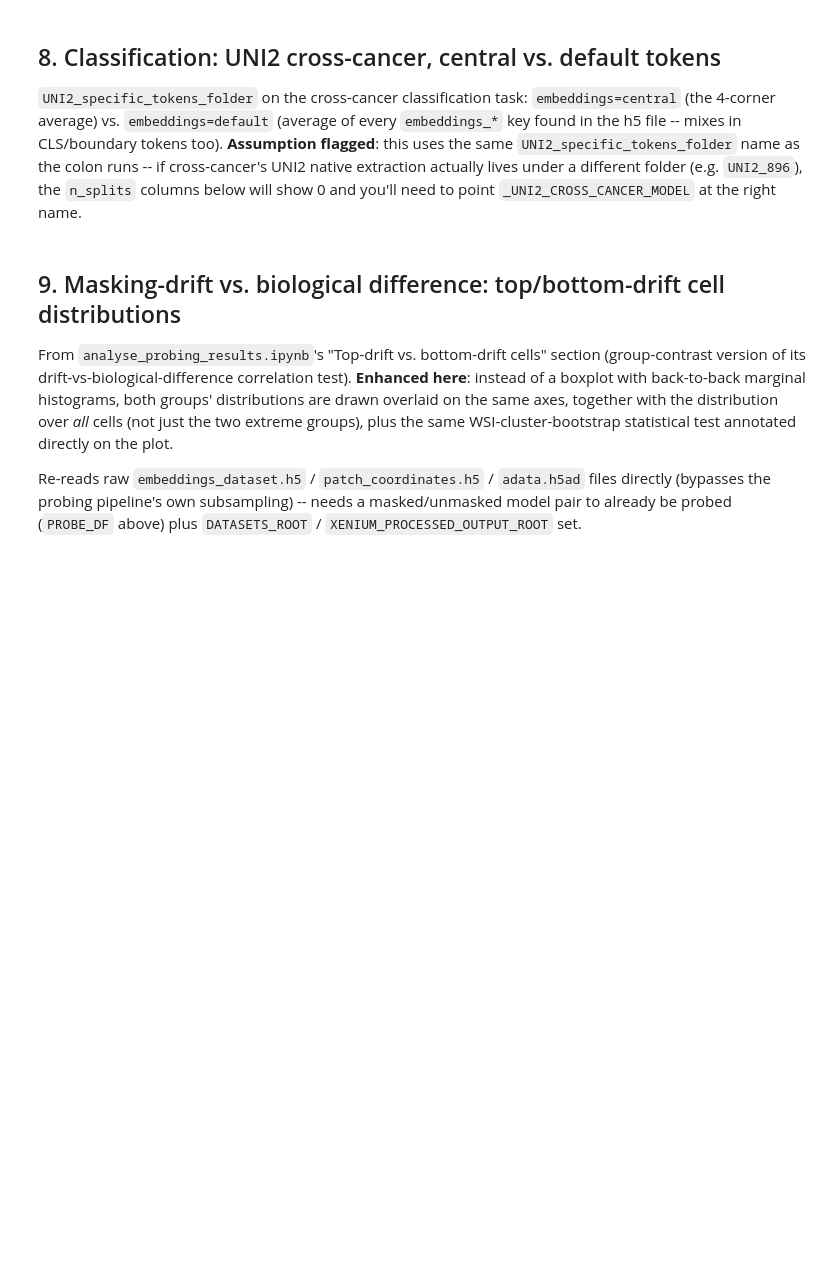
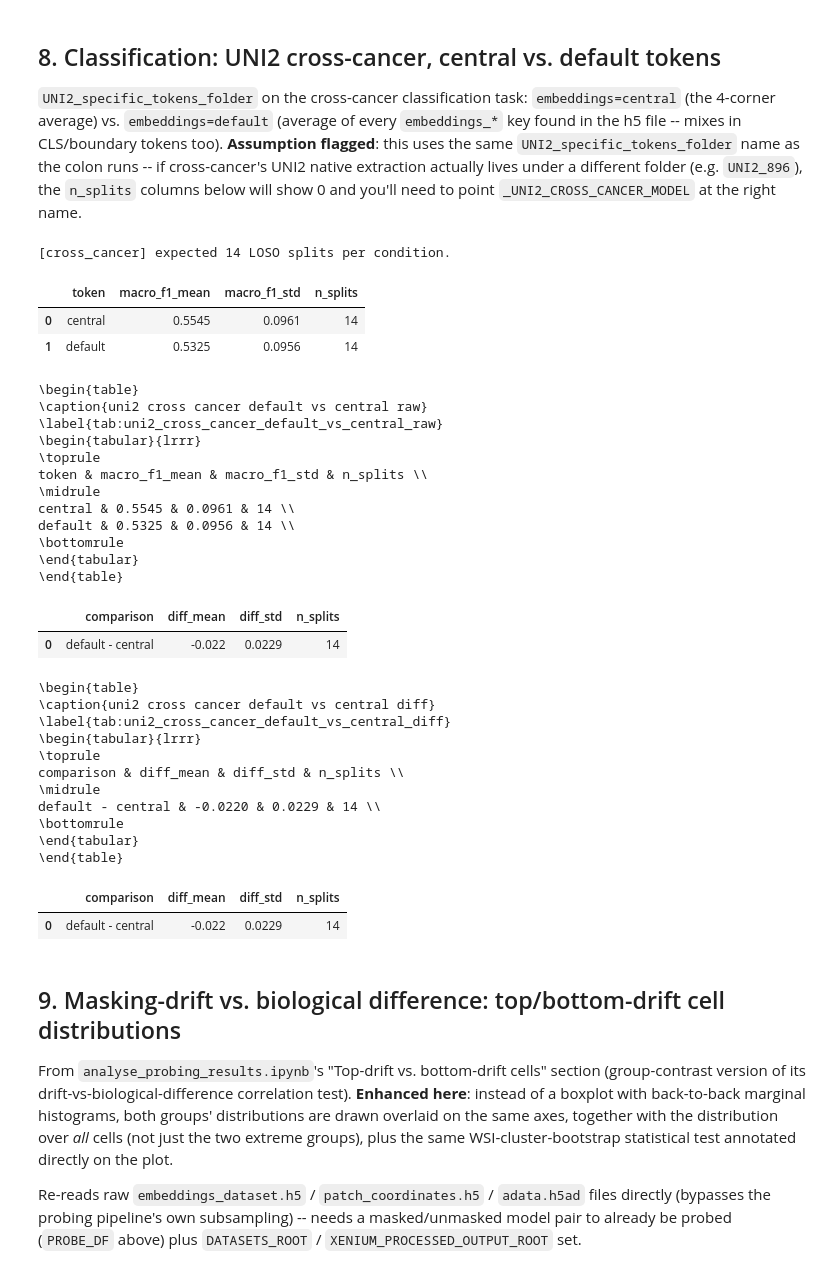
Before and after one commit to Aurelien-Cormoreche/sc-central-tokens-code, a Jupyter notebook: notebooks/figure_for_paper.ipynb, the cells around one changed output. Drawn from its saved outputs; the diff is of its cells as text; code cells hidden in the pictures; blank space fills up the shorter version.

```diff
--- a/notebooks/figure_for_paper.ipynb
+++ b/notebooks/figure_for_paper.ipynb
@@ -135,8 +137,8 @@ EXPECTED_SPLITS_DEEPSPOT_COLON = 4                   # configs/deepspot_train_co
 
 # Per your instruction: always use the "raw" correction_name (not Base/rpca/scanorama).
 CORRECTION_NAME = "raw"
-MAPPING = None    # e.g. "simplified_broad" -- force one value if a root mixes several; None = auto-detect
-MATCHING = None   # e.g. "all_cells" -- ditto
+MAPPING = "simplified_broad"    # e.g. "simplified_broad" -- force one value if a root mixes several; None = auto-detect
+MATCHING = 'all_cells'   # e.g. "all_cells" -- ditto
 
 # ── tokens ("embeddings" path segment) ──────────────────────────────────────
 def embeddings_segment(keys: list[str]) -> str:
@@ -207,7 +209,7 @@ UNI2_RESIZE_SWEEP: dict[int, str] = {
     224:  "UNI2_specific_tokens_folder",
     100:  "UNI2_100_resized",
 }
-UNI2_RESIZE_SWEEP_TOKEN = TOKEN_CENTRAL  # confirmed: this whole sweep is read via the central token
+UNI2_RESIZE_SWEEP_TOKEN = 'nucleus'  # confirmed: this whole sweep is read via the central token
 
 # DeepSpot colon: UNI2 vs. a smaller resize, across n_neighbors 30/15/0.
 DEEPSPOT_MODELS = {"UNI2": "UNI2_specific_tokens_folder", "UNI2 resized": "UNI2_56_resized"}
@@ -929,25 +1247,57 @@ the colon runs -- if cross-cancer's UNI2 native extraction actually lives under
 different folder (e.g. `UNI2_896`), the `n_splits` columns below will show 0 and
 you'll need to point `_UNI2_CROSS_CANCER_MODEL` at the right name.
 # %%
-_UNI2_CROSS_CANCER_MODEL = "UNI2_specific_tokens_folder"  # ADJUST if different from the colon folder
+_UNI2_CROSS_CANCER_MODEL = "UNI2"  # ADJUST if different from the colon folder
 
 
 def build_uni2_default_vs_central_table(dataset: str = "cross_cancer", model: str = _UNI2_CROSS_CANCER_MODEL):
     m_c, s_c, n_c = mean_std_n(CLASSIFIER_DF, dataset, model, TOKEN_CENTRAL)
     m_d, s_d, n_d = mean_std_n(CLASSIFIER_DF, dataset, model, TOKEN_DEFAULT)
     raw = pd.DataFrame([
         {"token": "central", "macro_f1_mean": m_c, "macro_f1_std": s_c, "n_splits": n_c},
         {"token": "default", "macro_f1_mean": m_d, "macro_f1_std": s_d, "n_splits": n_d},
     ])
     d_mean, d_std, d_n = paired_diff(CLASSIFIER_DF, dataset, model, TOKEN_DEFAULT, model, TOKEN_CENTRAL)
     diff = pd.DataFrame([{"comparison": "default - central", "diff_mean": d_mean, "diff_std": d_std, "n_splits": d_n}])
     return raw, diff
 
 
 print(f"[cross_cancer] expected {EXPECTED_SPLITS['cross_cancer']} LOSO splits per condition.")
 _uni2_dc_raw, _uni2_dc_diff = build_uni2_default_vs_central_table()
 show_table(_uni2_dc_raw.round(4), "uni2_cross_cancer_default_vs_central_raw")
 show_table(_uni2_dc_diff.round(4), "uni2_cross_cancer_default_vs_central_diff")
+# %% [output]
+[cross_cancer] expected 14 LOSO splits per condition.
+|  | token | macro_f1_mean | macro_f1_std | n_splits |
+| 0 | central | 0.5545 | 0.0961 | 14 |
+| 1 | default | 0.5325 | 0.0956 | 14 |
+\begin{table}
+\caption{uni2 cross cancer default vs central raw}
+\label{tab:uni2_cross_cancer_default_vs_central_raw}
+\begin{tabular}{lrrr}
+\toprule
+token & macro_f1_mean & macro_f1_std & n_splits \\
+\midrule
+central & 0.5545 & 0.0961 & 14 \\
+default & 0.5325 & 0.0956 & 14 \\
+\bottomrule
+\end{tabular}
+\end{table}
+|  | comparison | diff_mean | diff_std | n_splits |
+| 0 | default - central | -0.022 | 0.0229 | 14 |
+\begin{table}
+\caption{uni2 cross cancer default vs central diff}
+\label{tab:uni2_cross_cancer_default_vs_central_diff}
+\begin{tabular}{lrrr}
+\toprule
+comparison & diff_mean & diff_std & n_splits \\
+\midrule
+default - central & -0.0220 & 0.0229 & 14 \\
+\bottomrule
+\end{tabular}
+\end{table}
+|  | comparison | diff_mean | diff_std | n_splits |
+| 0 | default - central | -0.022 | 0.0229 | 14 |
 # %% [markdown]
 ## 9. Masking-drift vs. biological difference: top/bottom-drift cell distributions
 
```
Also changed, not shown: parts of 15 cells of this notebook, 5 other files.
